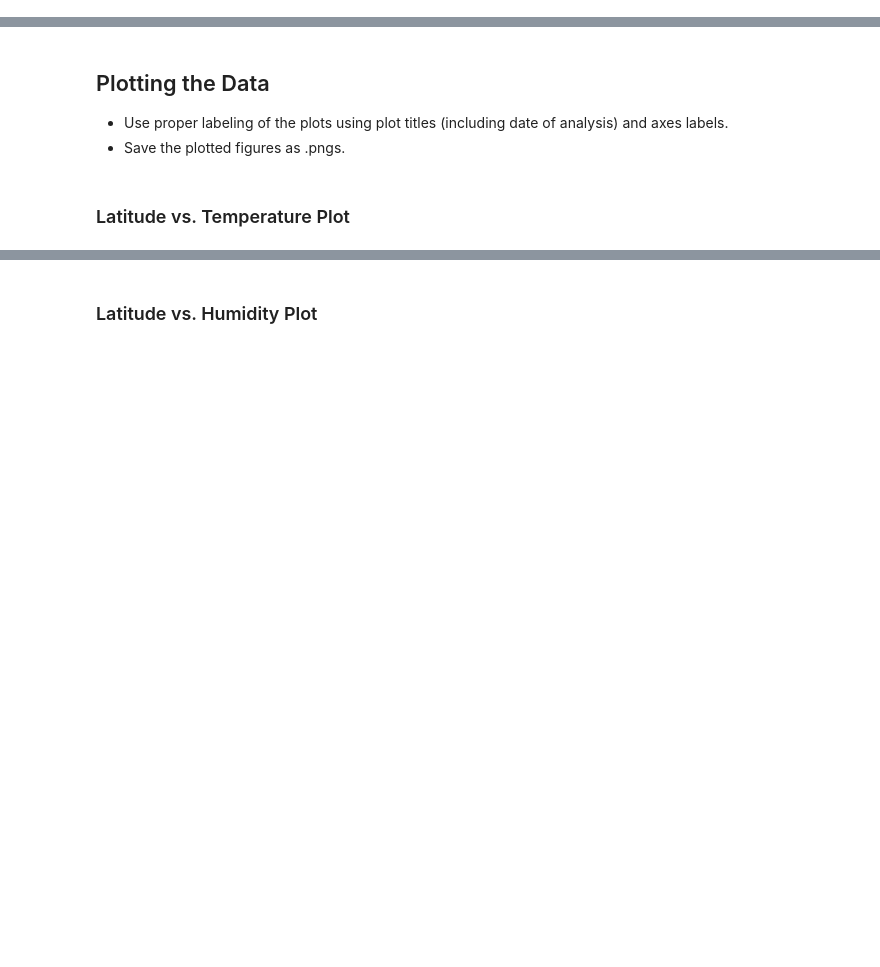
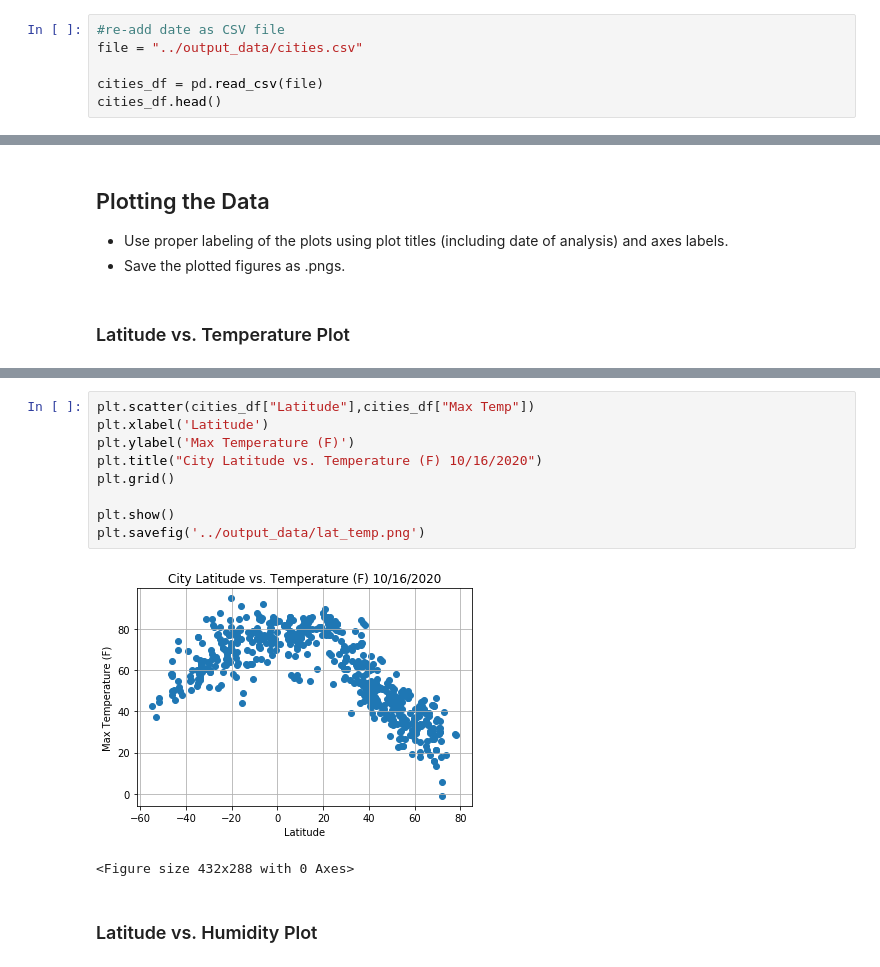
Before and after one commit to Ssimoes48/Python_API, a Jupyter notebook: WeatherPy/WeatherPyStarter.ipynb, the cells around one changed output, grey strips where cells are left out. Drawn from its saved outputs; the diff is of its cells as text; blank space fills up the shorter version.

Commit message:
simple line plots done and saved as png

```diff
--- a/WeatherPy/WeatherPyStarter.ipynb
+++ b/WeatherPy/WeatherPyStarter.ipynb
@@ -170,0 +157,6 @@ weather_data_df
+# %%
+#re-add date as CSV file
+file = "../output_data/cities.csv"
+
+cities_df = pd.read_csv(file)
+cities_df.head()
@@ -180,2 +176,14 @@ weather_data_df
+# %%
+plt.scatter(cities_df["Latitude"],cities_df["Max Temp"])
+plt.xlabel('Latitude')
+plt.ylabel('Max Temperature (F)')
+plt.title("City Latitude vs. Temperature (F) 10/16/2020")
+plt.grid()
+
+plt.show()
+plt.savefig('../output_data/lat_temp.png')
+# %% [output]
+[figure, added]
+<Figure size 432x288 with 0 Axes>
 # %% [markdown]
 ### Latitude vs. Humidity Plot
```
Also changed, not shown: parts of 14 cells of this notebook, 7 other files.
